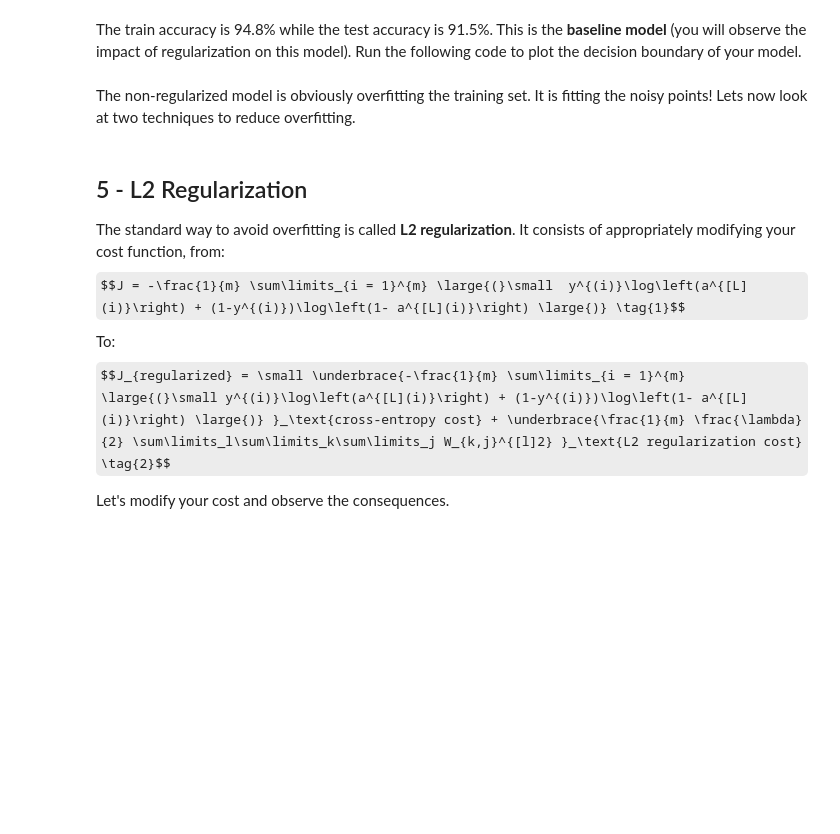
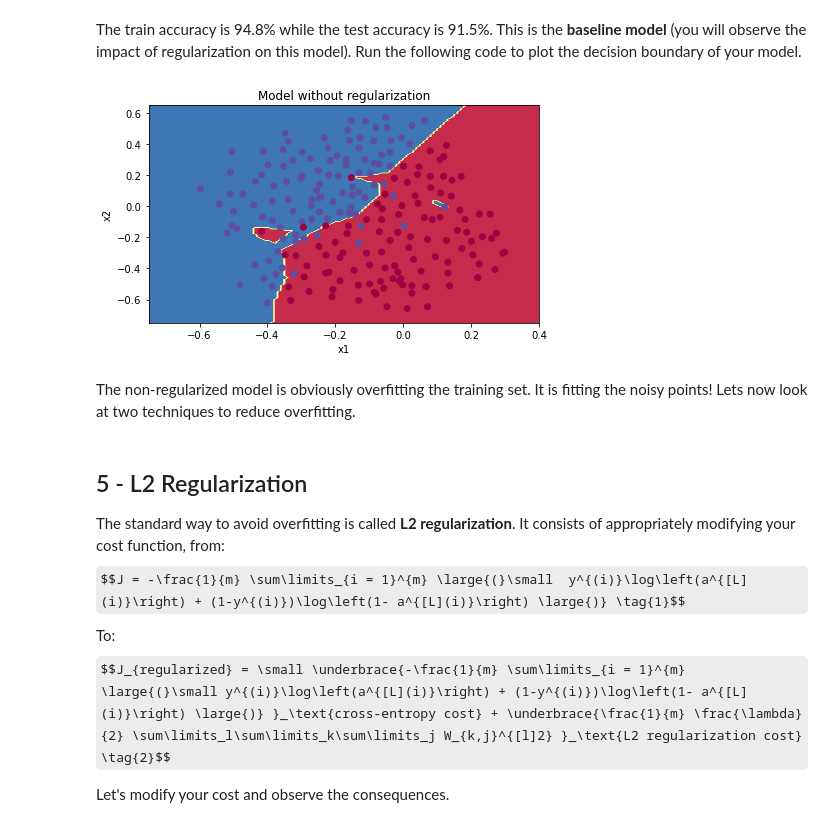
Before and after one commit to zhengjie9510/Coursera-DL-AndrewNg, a Jupyter notebook: Course2/Week1/Regularization/Regularization.ipynb, the cells around one changed output. Saved outputs shown, nothing was run; the diff lists cells and outputs as text; code cells hidden in the pictures; some formulas as TeX source; blank space fills up the shorter version.

```diff
--- a/Course2/Week1/Regularization/Regularization.ipynb
+++ b/Course2/Week1/Regularization/Regularization.ipynb
@@ -83,7 +88,7 @@ You will first try the model without any regularization. Then, you will implemen
 
 In each part, you will run this model with the correct inputs so that it calls the functions you've implemented. Take a look at the code below to familiarize yourself with the model.
 # %%
-def model(X, Y, learning_rate = 0.3, num_iterations = 30000, print_cost = True, lambd = 0, keep_prob = 1):
+def model(X, Y, learning_rate=0.3, num_iterations=30000, print_cost=True, lambd=0, keep_prob=1):
     """
     Implements a three-layer neural network: LINEAR->RELU->LINEAR->RELU->LINEAR->SIGMOID.
 
@@ -116,7 +121,8 @@ def model(X, Y, learning_rate = 0.3, num_iterations = 30000, print_cost = True,
         if keep_prob == 1:
             a3, cache = forward_propagation(X, parameters)
         elif keep_prob < 1:
-            a3, cache = forward_propagation_with_dropout(X, parameters, keep_prob)
+            a3, cache = forward_propagation_with_dropout(
+                X, parameters, keep_prob)
 
         # Cost function
         if lambd == 0:
@@ -125,12 +131,14 @@ def model(X, Y, learning_rate = 0.3, num_iterations = 30000, print_cost = True,
             cost = compute_cost_with_regularization(a3, Y, parameters, lambd)
 
         # Backward propagation.
-        assert (lambd == 0 or keep_prob == 1)   # it is possible to use both L2 regularization and dropout,
-                                                # but this assignment will only explore one at a time
+        # it is possible to use both L2 regularization and dropout,
+        assert (lambd == 0 or keep_prob == 1)
+        # but this assignment will only explore one at a time
         if lambd == 0 and keep_prob == 1:
             grads = backward_propagation(X, Y, cache)
         elif lambd != 0:
-            grads = backward_propagation_with_regularization(X, Y, cache, lambd)
+            grads = backward_propagation_with_regularization(
+                X, Y, cache, lambd)
         elif keep_prob < 1:
             grads = backward_propagation_with_dropout(X, Y, cache, keep_prob)
 
@@ -164,9 +181,12 @@ The train accuracy is 94.8% while the test accuracy is 91.5%. This is the **base
 # %%
 plt.title("Model without regularization")
 axes = plt.gca()
-axes.set_xlim([-0.75,0.40])
-axes.set_ylim([-0.75,0.65])
-plot_decision_boundary(lambda x: predict_dec(parameters, x.T), train_X, train_Y)
+axes.set_xlim([-0.75, 0.40])
+axes.set_ylim([-0.75, 0.65])
+plot_decision_boundary(lambda x: predict_dec(
+    parameters, x.T), train_X, train_Y)
+# %% [output]
+[figure, added]
 # %% [markdown]
 The non-regularized model is obviously overfitting the training set. It is fitting the noisy points! Lets now look at two techniques to reduce overfitting.
 # %% [markdown]
```
Also changed, not shown: parts of 15 cells of this notebook, 1 other file.
